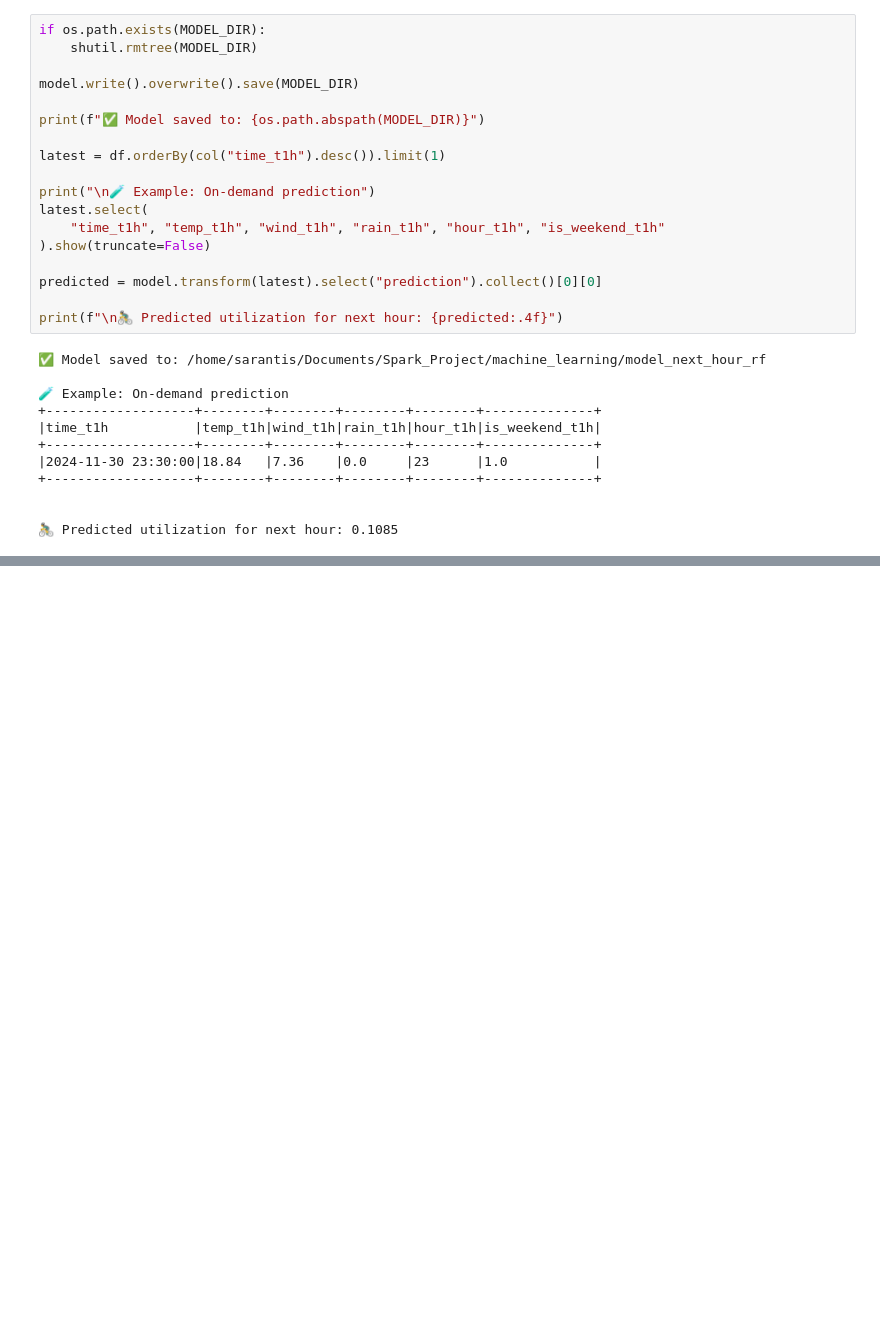
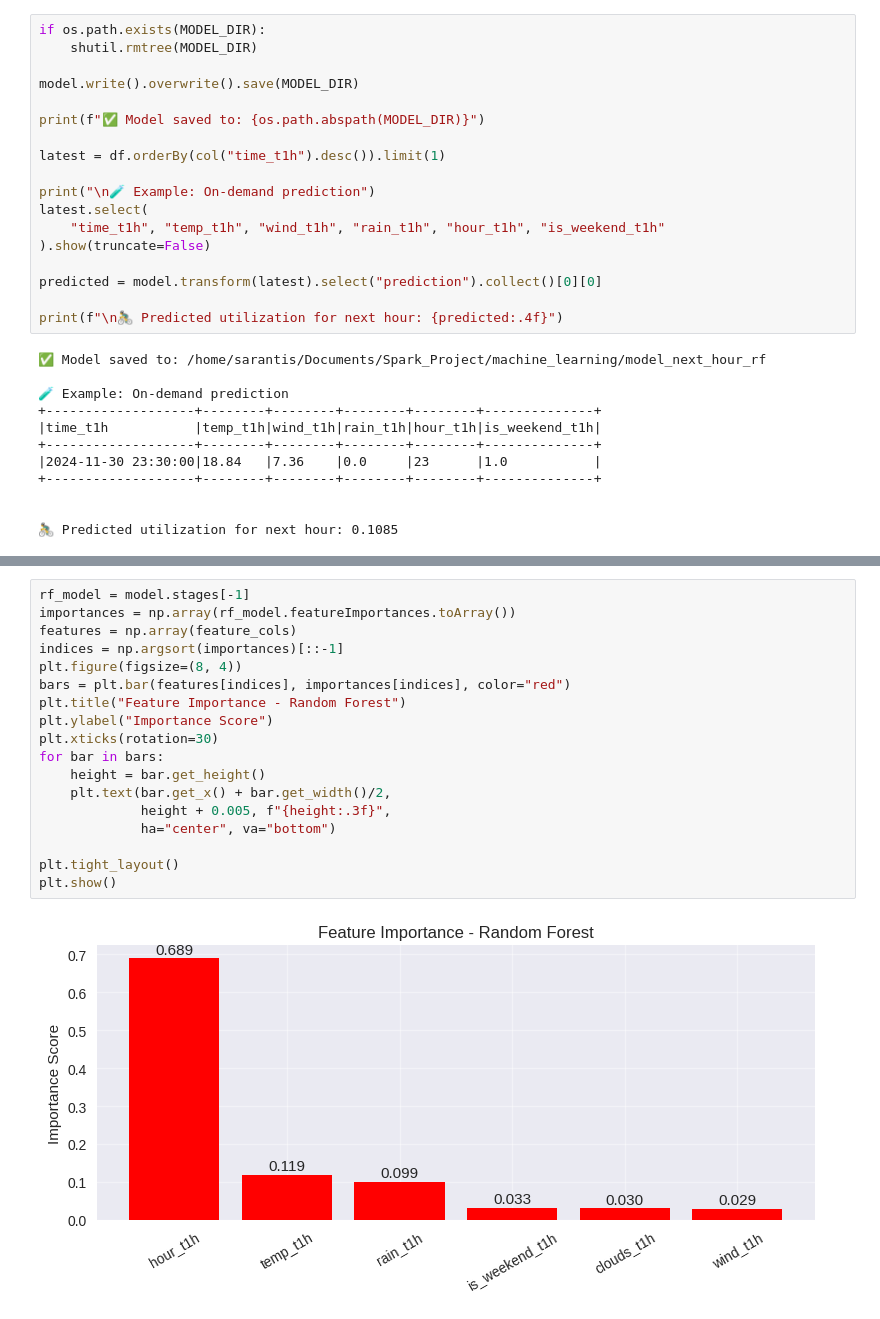
Before and after one commit to SarantisPapachrist/Bike-Sharing-Analytics-System, a Jupyter notebook: machine_learning/random_forest.ipynb, the cells around one changed output, grey strips where cells are left out. Drawn from its saved outputs; the diff is of its cells as text; blank space fills up the shorter version.

```diff
--- a/machine_learning/random_forest.ipynb
+++ b/machine_learning/random_forest.ipynb
@@ -273,0 +283,20 @@ plt.show()
+# %%
+rf_model = model.stages[-1]
+importances = np.array(rf_model.featureImportances.toArray())
+features = np.array(feature_cols)
+indices = np.argsort(importances)[::-1]
+plt.figure(figsize=(8, 4))
+bars = plt.bar(features[indices], importances[indices], color="red")
+plt.title("Feature Importance - Random Forest")
+plt.ylabel("Importance Score")
+plt.xticks(rotation=30)
+for bar in bars:
+    height = bar.get_height()
+    plt.text(bar.get_x() + bar.get_width()/2,
+             height + 0.005, f"{height:.3f}",
+             ha="center", va="bottom")
+
+plt.tight_layout()
+plt.show()
+# %% [output]
+[figure, added]
```
Also changed, not shown: parts of 4 cells of this notebook.
